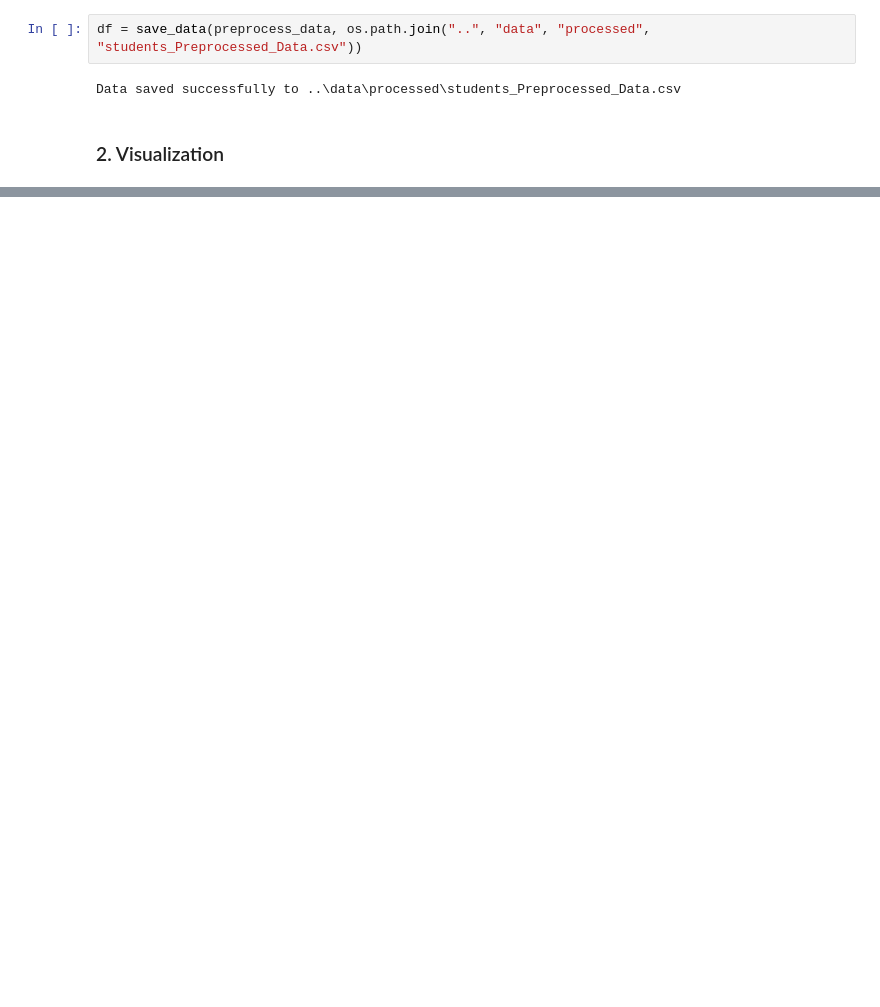
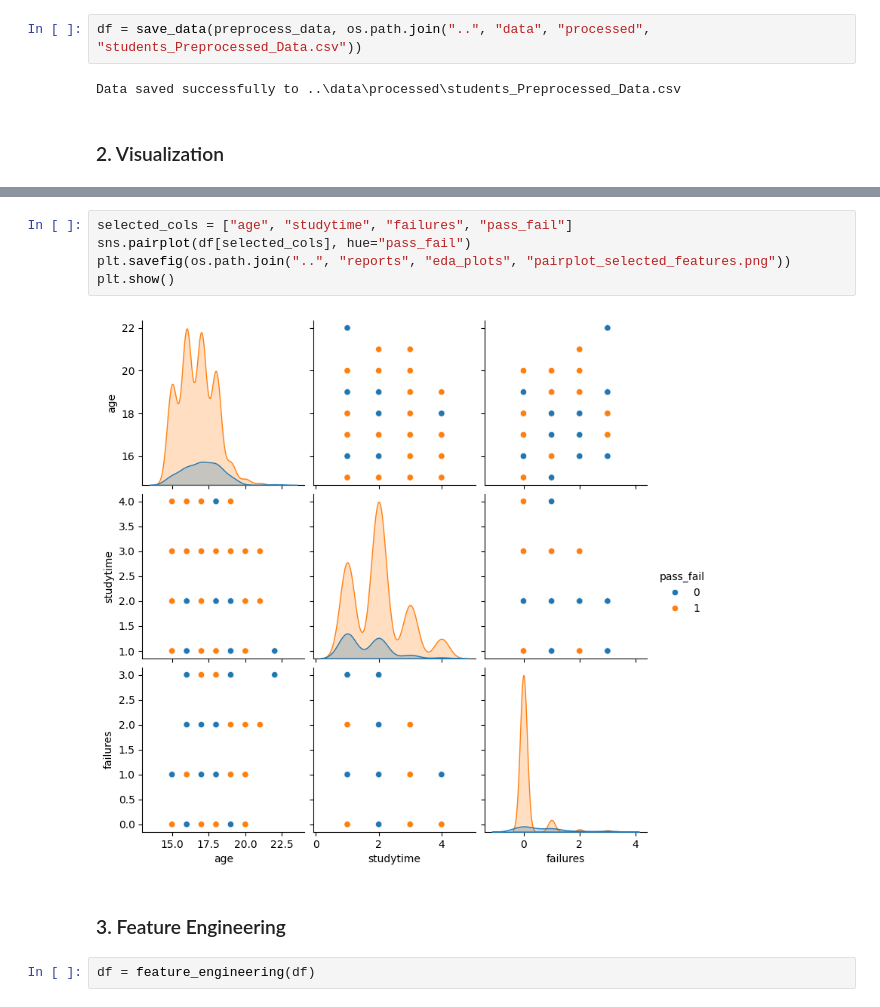
Before and after one commit to RanaTalha04/Student-Performance-Classification, a Jupyter notebook: notebooks/01_eda.ipynb, the cells around one changed output, grey strips where cells are left out. Saved outputs shown, nothing was run; the diff lists cells and outputs as text; blank space fills up the shorter version.

```diff
--- a/notebooks/01_eda.ipynb
+++ b/notebooks/01_eda.ipynb
@@ -120,0 +148,11 @@ Data saved successfully to ..\data\processed\students_Preprocessed_Data.csv
+# %%
+selected_cols = ["age", "studytime", "failures", "pass_fail"]
+sns.pairplot(df[selected_cols], hue="pass_fail")
+plt.savefig(os.path.join("..", "reports", "eda_plots", "pairplot_selected_features.png"))
+plt.show()
+# %% [output]
+[figure, added]
+# %% [markdown]
+### 3. Feature Engineering
+# %%
+df = feature_engineering(df)
```
Also changed, not shown: parts of 15 cells of this notebook, 6 other files.
